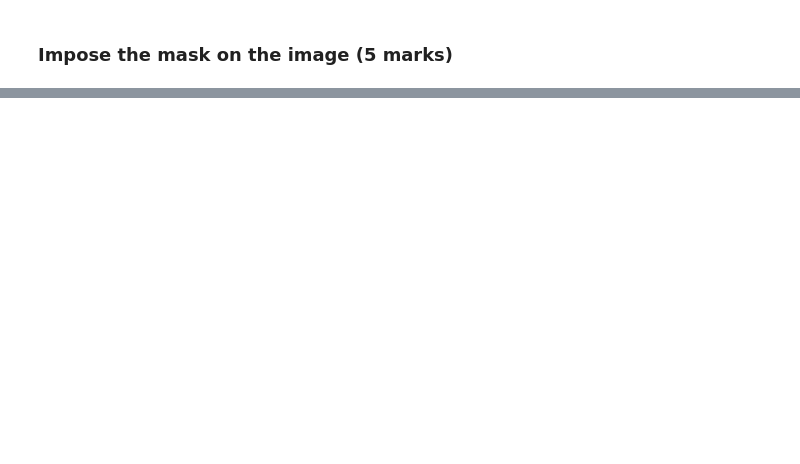
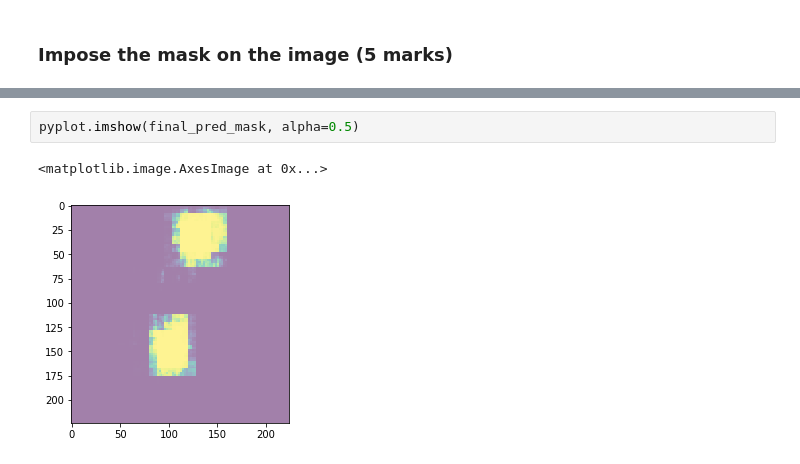
Before and after one commit to glaiml/prj9-cv-object-detection, a Jupyter notebook: VGK_Face_detection_Questions_Project_CV_AIML_Online.ipynb, the cells around one changed output, grey strips where cells are left out. Cells and saved outputs as stored; diff of their text form; blank space fills up the shorter version.

```diff
--- a/VGK_Face_detection_Questions_Project_CV_AIML_Online.ipynb
+++ b/VGK_Face_detection_Questions_Project_CV_AIML_Online.ipynb
@@ -377,0 +375,5 @@ Clipping input data to the valid range for imshow with RGB data ([0..1] for floa
+# %%
+pyplot.imshow(final_pred_mask, alpha=0.5)
+# %% [output]
+<matplotlib.image.AxesImage at 0x...>
+[figure, added]
```
Also changed, not shown: parts of 5 cells of this notebook.
